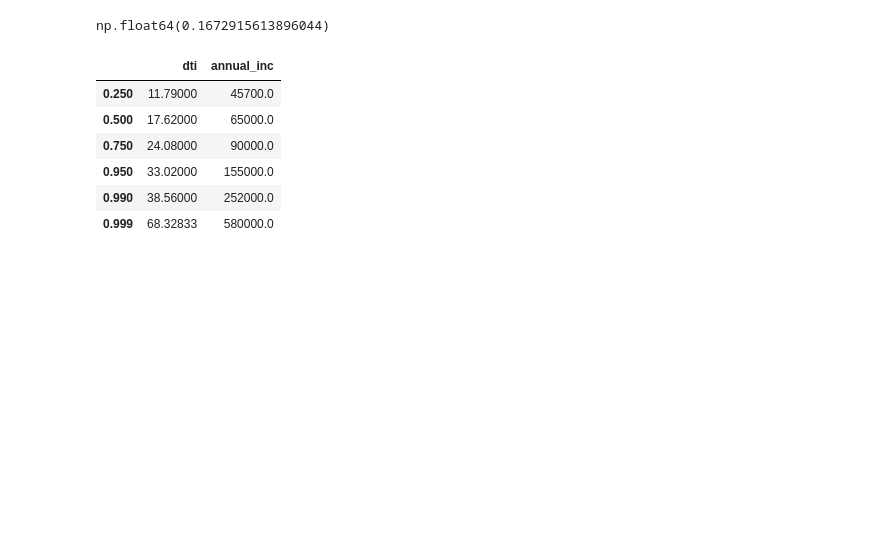
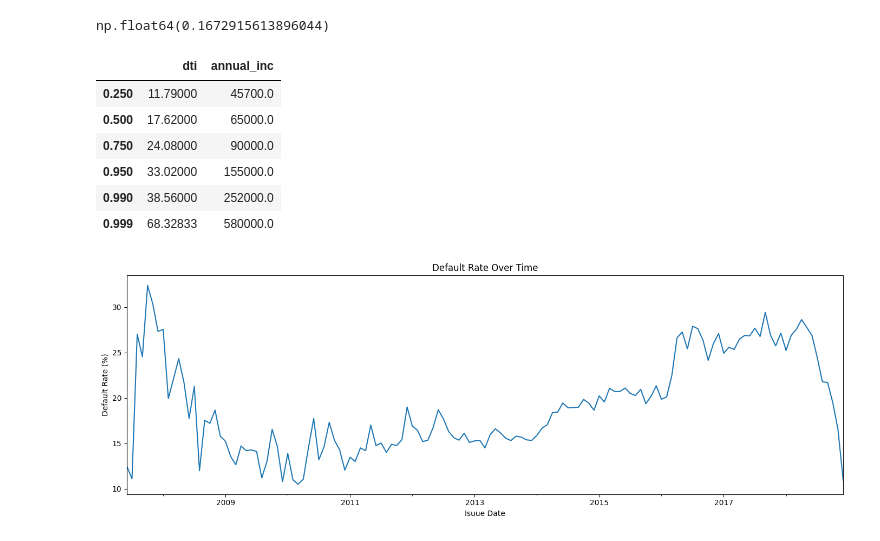
Before and after one commit to Ak62007/Credit-Risk-Default-Prediction-System, a Jupyter notebook: notebooks/01_eda_initial_exploration.ipynb, the cells around one changed output. Cells and saved outputs as stored; diff of their text form; code cells hidden in the pictures; blank space fills up the shorter version.

Commit message:
updated the data card, done some temporal analysis, doing null values and categorical analysis.

```diff
--- a/notebooks/01_eda_initial_exploration.ipynb
+++ b/notebooks/01_eda_initial_exploration.ipynb
@@ -83,7 +84,7 @@ Name: count, dtype: float64
 # %%
 data.dropna(subset=["loan_status"], inplace=True)
 # %%
-u_data = data[(data["loan_status"] != "Current") & (data["loan_status"] != "In Grace Period") & (data["loan_status"] != "Late (16-30 days)")]
+u_data = data[(data["loan_status"] != "Current") & (data["loan_status"] != "In Grace Period") & (data["loan_status"] != "Late (16-30 days)")].reset_index(drop=True)
 # %%
 u_data["loan_status"].value_counts()
 # %% [output]
@@ -868,3 +869,14 @@ u_data[['dti', 'annual_inc']].quantile([0.25, 0.5, 0.75, 0.95, 0.99, 0.999])
 | 0.950 | 33.02000 | 155000.0 |
 | 0.990 | 38.56000 | 252000.0 |
 | 0.999 | 68.32833 | 580000.0 |
+# %%
+u_data["issue_d"] = pd.to_datetime(u_data["issue_d"], format="%b-%Y")
+# %%
+# let's Group by date and see how default rate as each month of the year does by
+default_rate = u_data.groupby(by="issue_d")["target"].mean() * 100
+default_rate.plot(figsize=(14, 5), title="Default Rate Over Time")
+plt.ylabel("Default Rate (%)")
+plt.xlabel("Isuue Date")
+plt.tight_layout()
+# %% [output]
+[figure, added]
```
Also changed, not shown: parts of 19 cells of this notebook, 2 other files.
